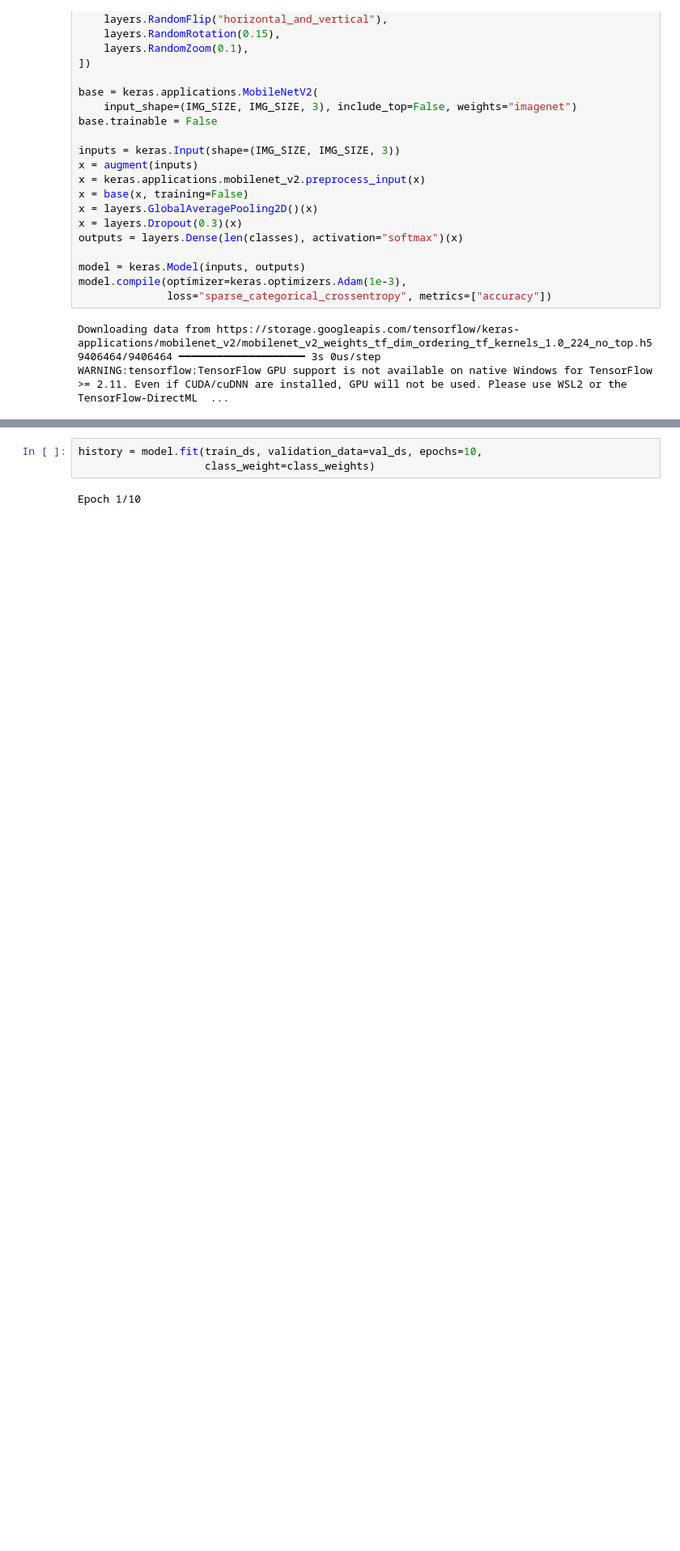
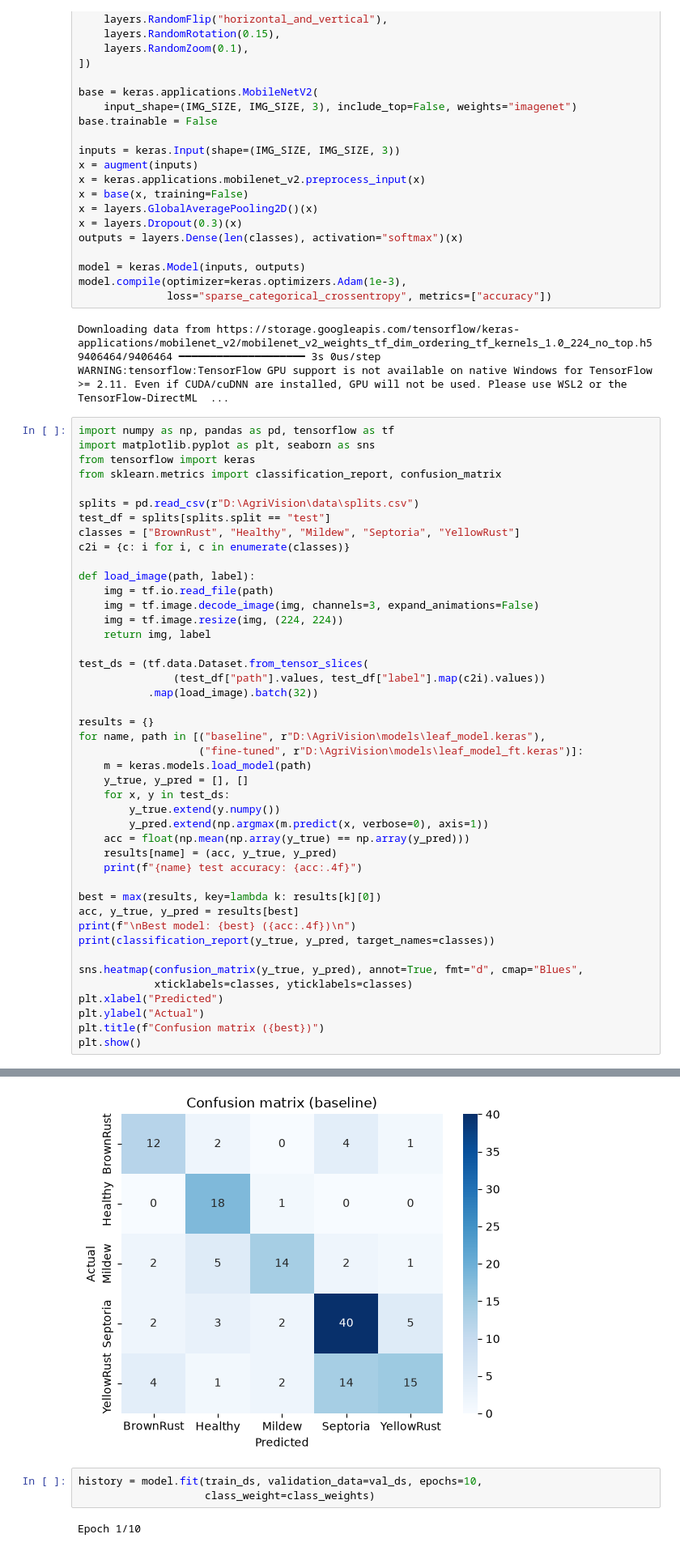
Before and after one commit to zainashfak/AgriVision, a Jupyter notebook: notebooks/04_model_training.ipynb, the cells around one changed output, grey strips where cells are left out. Shown at 81% size. Saved outputs shown, nothing was run; the diff lists cells and outputs as text; blank space fills up the shorter version.

Commit message:
Update AgriVision project

```diff
--- a/notebooks/04_model_training.ipynb
+++ b/notebooks/04_model_training.ipynb
@@ -65,3 +65,48 @@ model.compile(optimizer=keras.optimizers.Adam(1e-3),
 Downloading data from https://storage.googleapis.com/tensorflow/keras-applications/mobilenet_v2/mobilenet_v2_weights_tf_dim_ordering_tf_kernels_1.0_224_no_top.h5
 9406464/9406464 ━━━━━━━━━━━━━━━━━━━━ 3s 0us/step
 WARNING:tensorflow:TensorFlow GPU support is not available on native Windows for TensorFlow >= 2.11. Even if CUDA/cuDNN are installed, GPU will not be used. Please use WSL2 or the TensorFlow-DirectML  ...
+# %%
+import numpy as np, pandas as pd, tensorflow as tf
+import matplotlib.pyplot as plt, seaborn as sns
+from tensorflow import keras
+from sklearn.metrics import classification_report, confusion_matrix
+
+splits = pd.read_csv(r"D:\AgriVision\data\splits.csv")
+test_df = splits[splits.split == "test"]
+classes = ["BrownRust", "Healthy", "Mildew", "Septoria", "YellowRust"]
+c2i = {c: i for i, c in enumerate(classes)}
+
+def load_image(path, label):
+    img = tf.io.read_file(path)
+    img = tf.image.decode_image(img, channels=3, expand_animations=False)
+    img = tf.image.resize(img, (224, 224))
+    return img, label
+
+test_ds = (tf.data.Dataset.from_tensor_slices(
+               (test_df["path"].values, test_df["label"].map(c2i).values))
+           .map(load_image).batch(32))
+
+results = {}
+for name, path in [("baseline", r"D:\AgriVision\models\leaf_model.keras"),
+                   ("fine-tuned", r"D:\AgriVision\models\leaf_model_ft.keras")]:
+    m = keras.models.load_model(path)
+    y_true, y_pred = [], []
+    for x, y in test_ds:
+        y_true.extend(y.numpy())
+        y_pred.extend(np.argmax(m.predict(x, verbose=0), axis=1))
+    acc = float(np.mean(np.array(y_true) == np.array(y_pred)))
+    results[name] = (acc, y_true, y_pred)
+    print(f"{name} test accuracy: {acc:.4f}")
+
+best = max(results, key=lambda k: results[k][0])
+acc, y_true, y_pred = results[best]
+print(f"\nBest model: {best} ({acc:.4f})\n")
+print(classification_report(y_true, y_pred, target_names=classes))
+
+sns.heatmap(confusion_matrix(y_true, y_pred), annot=True, fmt="d", cmap="Blues",
+            xticklabels=classes, yticklabels=classes)
+plt.xlabel("Predicted")
+plt.ylabel("Actual")
+plt.title(f"Confusion matrix ({best})")
+plt.show()
+# %% [output]
@@ -68,3 +131,4 @@ WARNING:tensorflow:TensorFlow GPU support is not available on native Windows for
+[figure, added]
 # %%
 history = model.fit(train_ds, validation_data=val_ds, epochs=10,
                     class_weight=class_weights)
```
Also changed, not shown: parts of 3 cells of this notebook, 1 other file.
